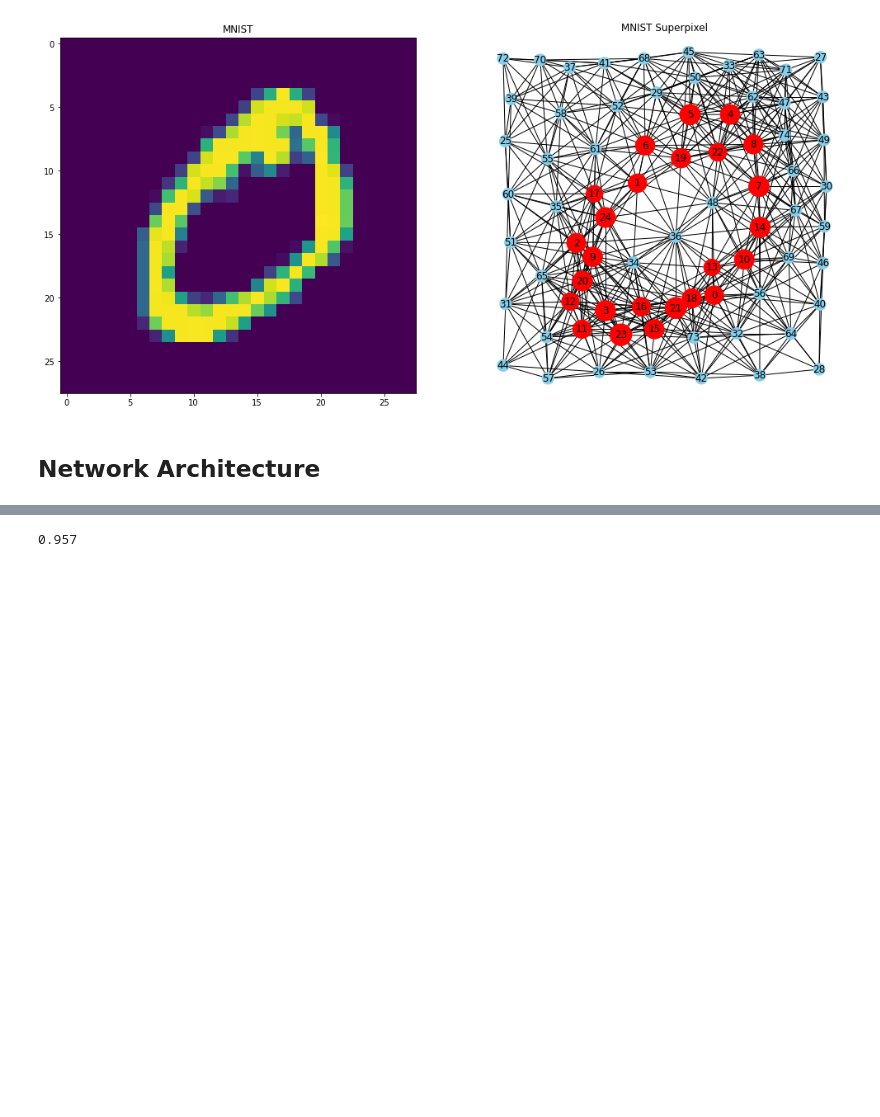
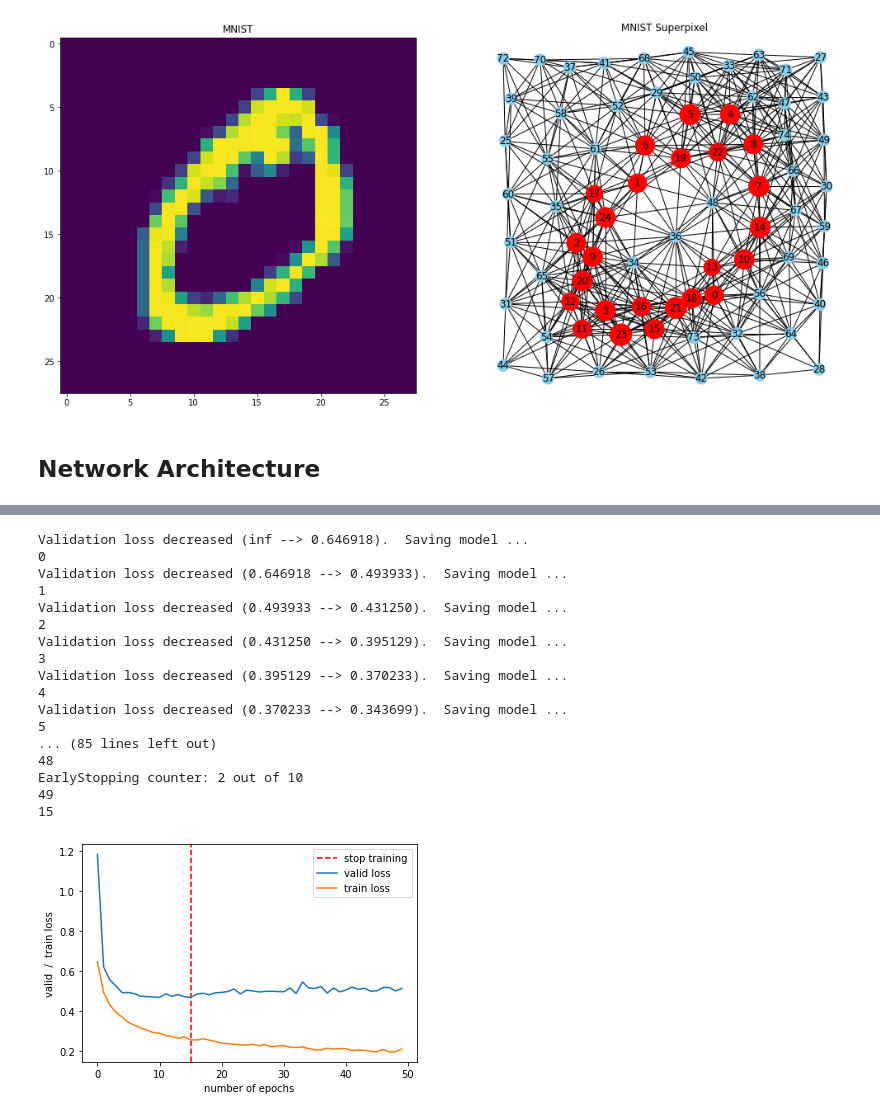
Before and after one commit to szymonrucinski/graph-convolutional-networks, a Jupyter notebook: induction.ipynb, the cells around one changed output, grey strips where cells are left out. Cells and saved outputs as stored; diff of their text form; code cells hidden in the pictures; blank space fills up the shorter version.

```diff
--- a/induction.ipynb
+++ b/induction.ipynb
@@ -101,18 +120,63 @@ def train(epoch):
 # %%
 def test():
     model.eval()
-    correct = 0
+    correct_test = 0
 
     for data in test_loader:
         data = data.to(device)
         pred = model(data).max(1)[1]
-        correct += pred.eq(data.y).sum().item()
-    return correct / len(test_dataset)
+        correct_test += pred.eq(data.y).sum().item()
+
+    model.eval()
+
+    correct_valid = 0
+    for data in valid_loader:
+        data = data.to(device)
+        pred = model(data).max(1)[1]
+        correct_valid += pred.eq(data.y).sum().item()
+
+
+
+    return (correct_test/len(test_dataset)), (correct_valid / len(valid_ds))
-# %%
-for epoch in range(1, 31):
-    train(epoch)
-    test_acc = test()
-# %%
-print(test_acc)
-# %% [output]
-0.957
+# %%
+early_stopping = pytorchtools.EarlyStopping(patience=PATIENCE, verbose=True)
+
+for epoch in range(NUM_EPOCHS):
+    train_loss = train(epoch)
+    valid_loss = validate()
+    test_acc, valid_acc = test()
+
+
+    test_accuracies.append(test_acc)
+    valid_accuracies.append(valid_acc)
+
+    avg_train_losses.append(train_loss)
+    avg_valid_losses.append(valid_loss)
+
+    early_stopping(valid_loss, model)
+
+    print(epoch)
+    if early_stopping.early_stop:
+        print("Early stopping")
+        break
+
+loss_vs_epoch(avg_train_losses, avg_valid_losses)
+# %% [output]
+Validation loss decreased (inf --> 0.646918).  Saving model ...
+0
+Validation loss decreased (0.646918 --> 0.493933).  Saving model ...
+1
+Validation loss decreased (0.493933 --> 0.431250).  Saving model ...
+2
+Validation loss decreased (0.431250 --> 0.395129).  Saving model ...
+3
+Validation loss decreased (0.395129 --> 0.370233).  Saving model ...
+4
+Validation loss decreased (0.370233 --> 0.343699).  Saving model ...
+5
+... (85 lines left out)
+48
+EarlyStopping counter: 2 out of 10
+49
+15
+[figure, added]
```
Also changed, not shown: parts of 12 cells of this notebook, 5 other files.
